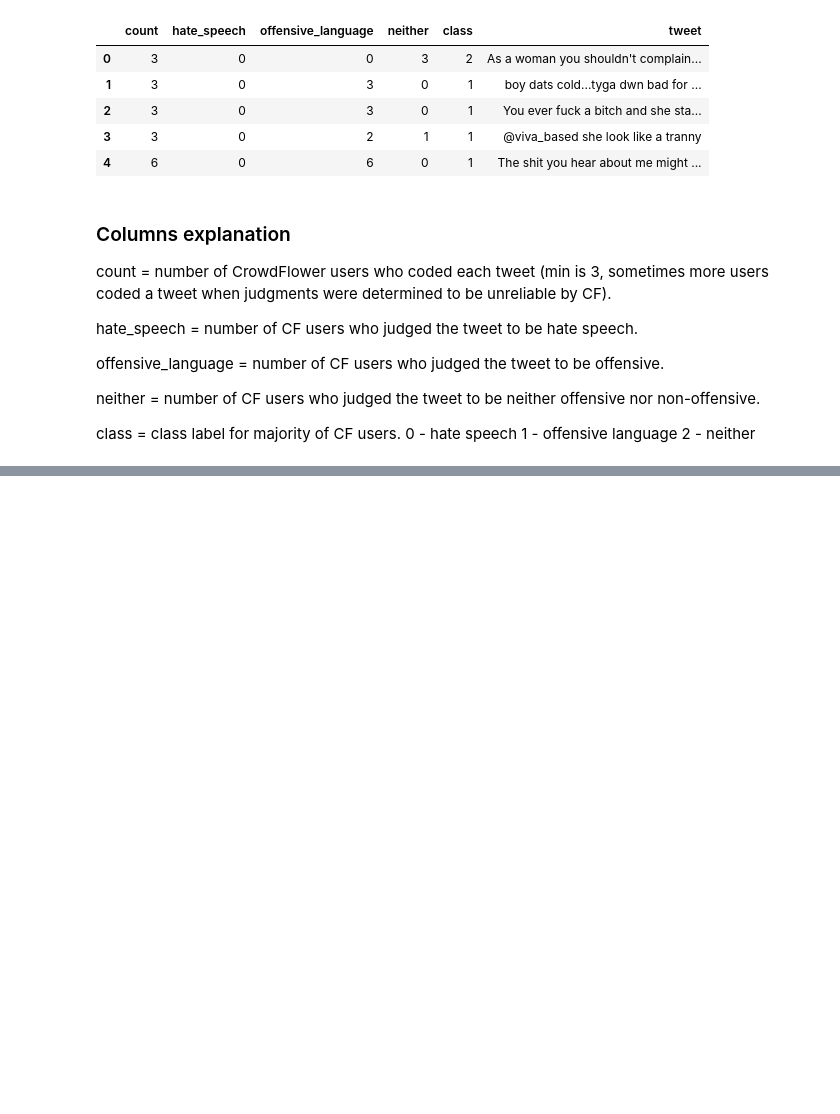
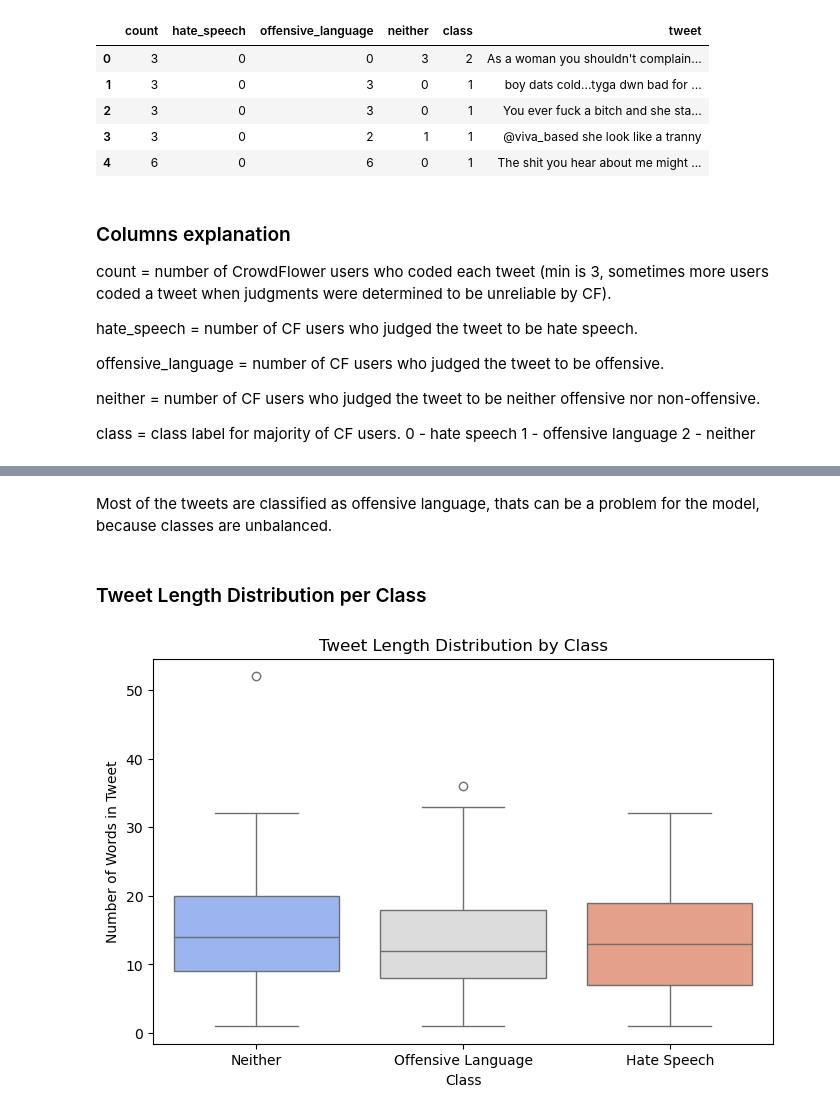
Before and after one commit to davydantoniuk/youtube-sentiment-analyser, a Jupyter notebook: models/model2/model2.ipynb, the cells around one changed output, grey strips where cells are left out. Saved outputs shown, nothing was run; the diff lists cells and outputs as text; code cells hidden in the pictures; blank space fills up the shorter version.

```diff
--- a/models/model2/model2.ipynb
+++ b/models/model2/model2.ipynb
@@ -32,0 +65,15 @@ class = class label for majority of CF users. 0 - hate speech 1 - offensive lang
+# %% [markdown]
+Most of the tweets are classified as offensive language, thats can be a problem for the model, because classes are unbalanced.
+# %% [markdown]
+### Tweet Length Distribution per Class
+# %%
+data["tweet_length"] = data["tweet"].apply(lambda x: len(x.split()))
+
+plt.figure(figsize=(8, 5))
+sns.boxplot(x="class_label", y="tweet_length", data=data, hue="class_label", dodge=False, palette="coolwarm", legend=False)
+plt.title("Tweet Length Distribution by Class")
+plt.xlabel("Class")
+plt.ylabel("Number of Words in Tweet")
+plt.show()
+# %% [output]
+[figure, added]
```
Also changed, not shown: parts of 12 cells of this notebook.
